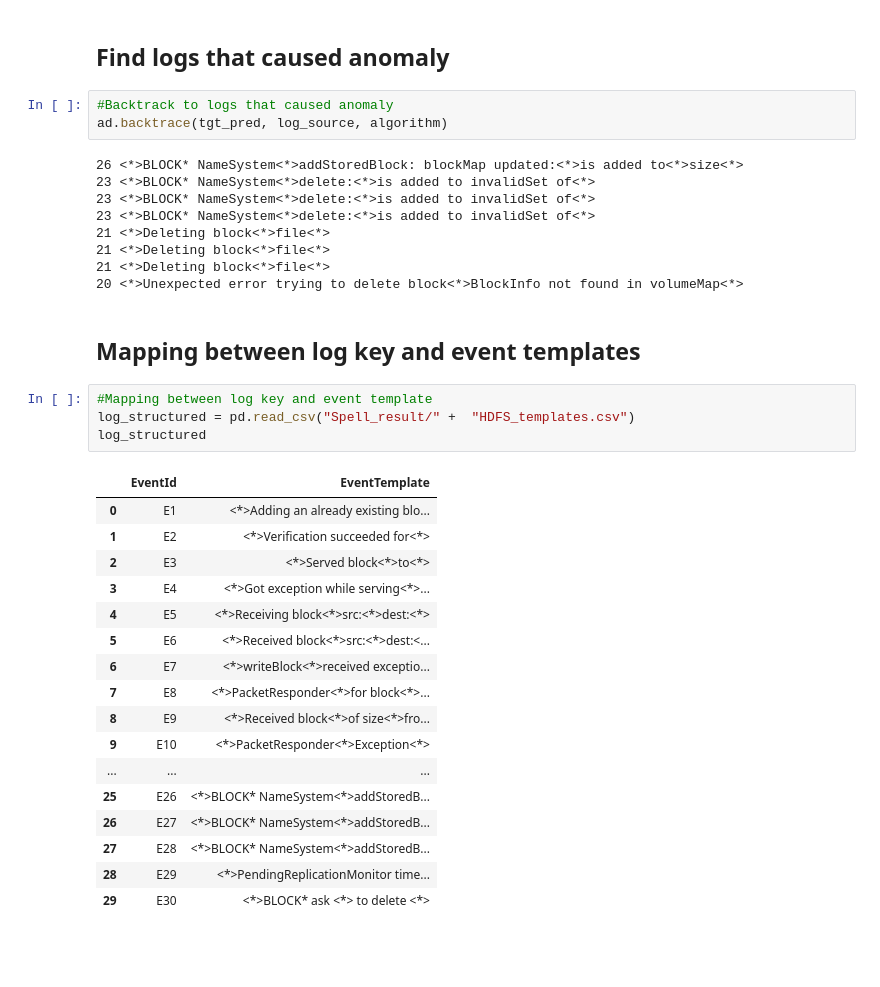
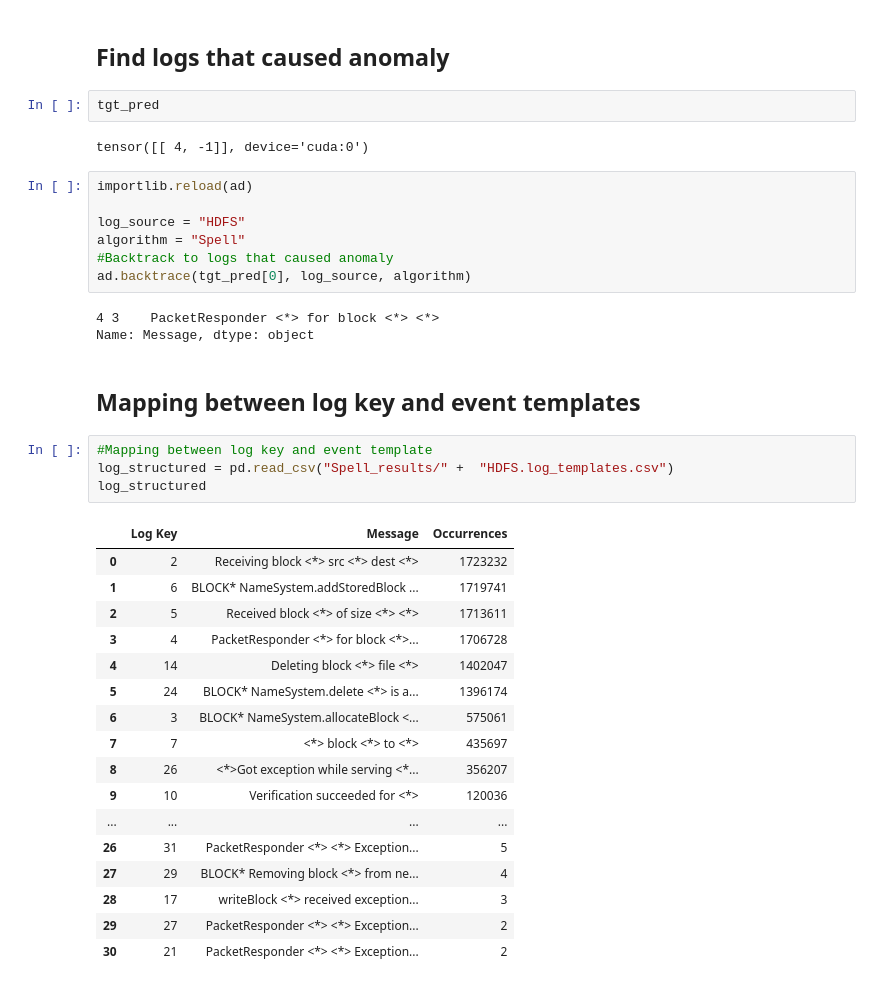
Before and after one commit to Fredtoby/Anomaly_Detection_Transformer, a Jupyter notebook: detection.ipynb, the cells around one changed output. Drawn from its saved outputs; the diff is of its cells as text; blank space fills up the shorter version.

```diff
--- a/detection.ipynb
+++ b/detection.ipynb
@@ -304,38 +371,40 @@ Abnormal log sequence: true positive
 # %% [markdown]
 ## Find logs that caused anomaly
+# %%
+tgt_pred
+# %% [output]
+tensor([[ 4, -1]], device='cuda:0')
 # %%
+importlib.reload(ad)
+
+log_source = "HDFS"
+algorithm = "Spell"
 #Backtrack to logs that caused anomaly
-ad.backtrace(tgt_pred, log_source, algorithm)
+ad.backtrace(tgt_pred[0], log_source, algorithm)
 # %% [output]
-26 <*>BLOCK* NameSystem<*>addStoredBlock: blockMap updated:<*>is added to<*>size<*>
-23 <*>BLOCK* NameSystem<*>delete:<*>is added to invalidSet of<*>
-23 <*>BLOCK* NameSystem<*>delete:<*>is added to invalidSet of<*>
-23 <*>BLOCK* NameSystem<*>delete:<*>is added to invalidSet of<*>
-21 <*>Deleting block<*>file<*>
-21 <*>Deleting block<*>file<*>
-21 <*>Deleting block<*>file<*>
-20 <*>Unexpected error trying to delete block<*>BlockInfo not found in volumeMap<*>
+4 3    PacketResponder <*> for block <*> <*>
+Name: Message, dtype: object
 # %% [markdown]
 ## Mapping between log key and event templates
 # %%
 #Mapping between log key and event template
-log_structured = pd.read_csv("Spell_result/" +  "HDFS_templates.csv")
+log_structured = pd.read_csv("Spell_results/" +  "HDFS.log_templates.csv")
 log_structured
 # %% [output]
-|  | EventId | EventTemplate |
-| 0 | E1 | <*>Adding an already existing blo... |
-| 1 | E2 | <*>Verification succeeded for<*> |
-| 2 | E3 | <*>Served block<*>to<*> |
-| 3 | E4 | <*>Got exception while serving<*>... |
-| 4 | E5 | <*>Receiving block<*>src:<*>dest:<*> |
-| 5 | E6 | <*>Received block<*>src:<*>dest:<... |
-| 6 | E7 | <*>writeBlock<*>received exceptio... |
-| 7 | E8 | <*>PacketResponder<*>for block<*>... |
-| 8 | E9 | <*>Received block<*>of size<*>fro... |
-| 9 | E10 | <*>PacketResponder<*>Exception<*> |
-| ... | ... | ... |
-| 25 | E26 | <*>BLOCK* NameSystem<*>addStoredB... |
-| 26 | E27 | <*>BLOCK* NameSystem<*>addStoredB... |
-| 27 | E28 | <*>BLOCK* NameSystem<*>addStoredB... |
-| 28 | E29 | <*>PendingReplicationMonitor time... |
-| 29 | E30 | <*>BLOCK* ask <*> to delete <*> |
+|  | Log Key | Message | Occurrences |
+| 0 | 2 | Receiving block <*> src <*> dest <*> | 1723232 |
+| 1 | 6 | BLOCK* NameSystem.addStoredBlock ... | 1719741 |
+| 2 | 5 | Received block <*> of size <*> <*> | 1713611 |
+| 3 | 4 | PacketResponder <*> for block <*>... | 1706728 |
+| 4 | 14 | Deleting block <*> file <*> | 1402047 |
+| 5 | 24 | BLOCK* NameSystem.delete <*> is a... | 1396174 |
+| 6 | 3 | BLOCK* NameSystem.allocateBlock <... | 575061 |
+| 7 | 7 | <*> block <*> to <*> | 435697 |
+| 8 | 26 | <*>Got exception while serving <*... | 356207 |
+| 9 | 10 | Verification succeeded for <*> | 120036 |
+| ... | ... | ... | ... |
+| 26 | 31 | PacketResponder <*> <*> Exception... | 5 |
+| 27 | 29 | BLOCK* Removing block <*> from ne... | 4 |
+| 28 | 17 | writeBlock <*> received exception... | 3 |
+| 29 | 27 | PacketResponder <*> <*> Exception... | 2 |
+| 30 | 21 | PacketResponder <*> <*> Exception... | 2 |
```
Also changed, not shown: parts of 15 cells of this notebook, 7 other files.
